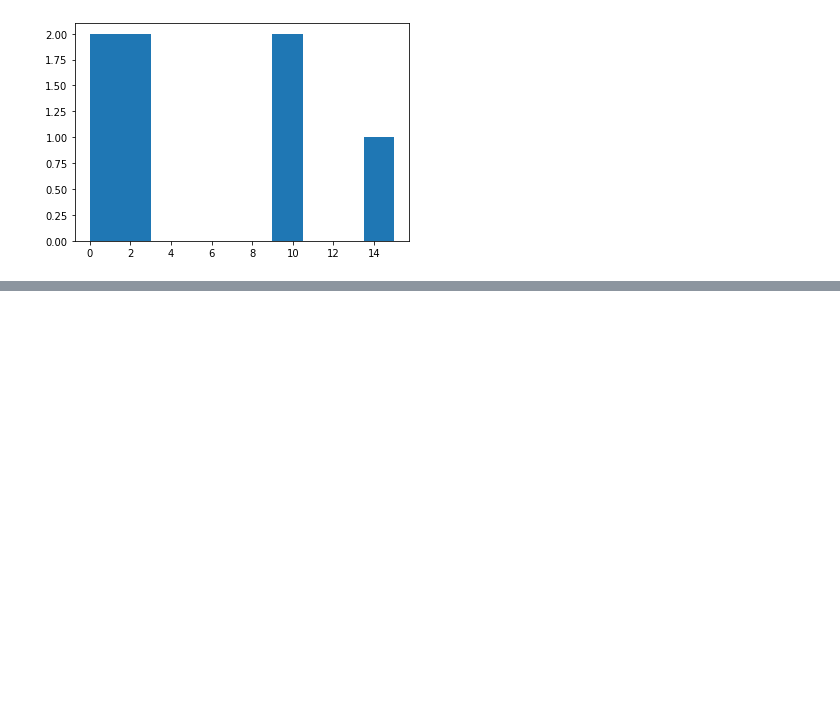
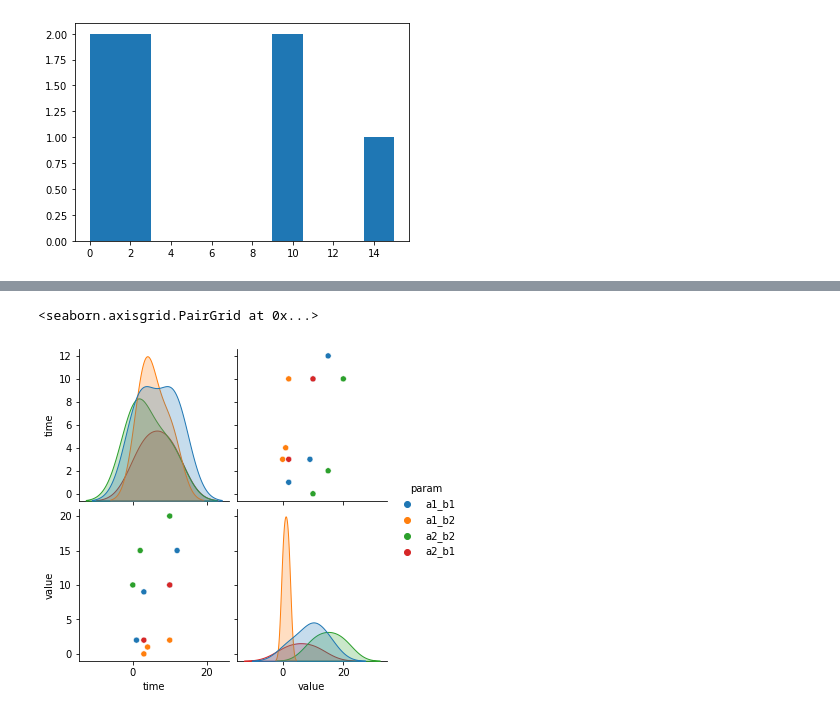
Before and after one commit to nariaki3551/SumExp, a Jupyter notebook: sumexp_expample1/example1.ipynb, the cells around one changed output, grey strips where cells are left out. Cells and saved outputs as stored; diff of their text form; code cells hidden in the pictures; blank space fills up the shorter version.

```diff
--- a/sumexp_expample1/example1.ipynb
+++ b/sumexp_expample1/example1.ipynb
@@ -424,0 +521,5 @@ sub_database.histplot(
+# %%
+seaborn.pairplot(database.toDataFrame(), hue='param')
+# %% [output]
+<seaborn.axisgrid.PairGrid at 0x...>
+[figure, added]
```
Also changed, not shown: parts of 41 cells of this notebook, 6 other files.
